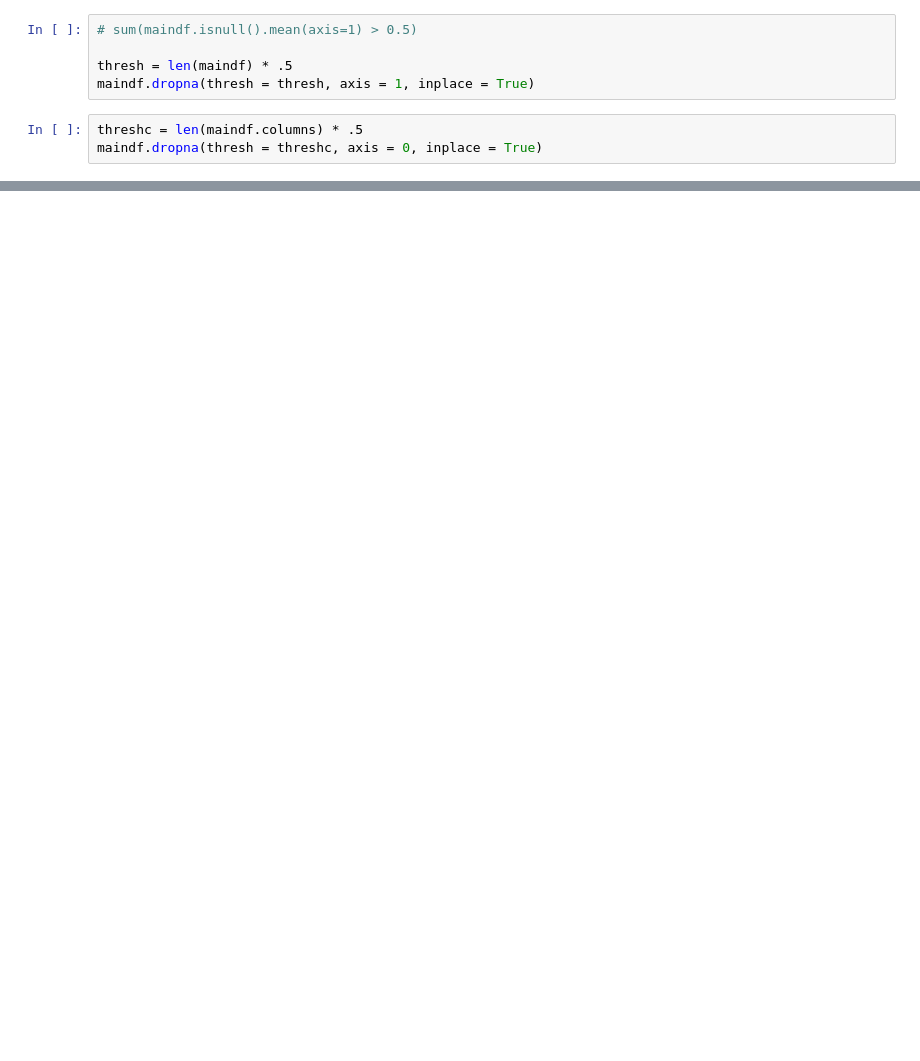
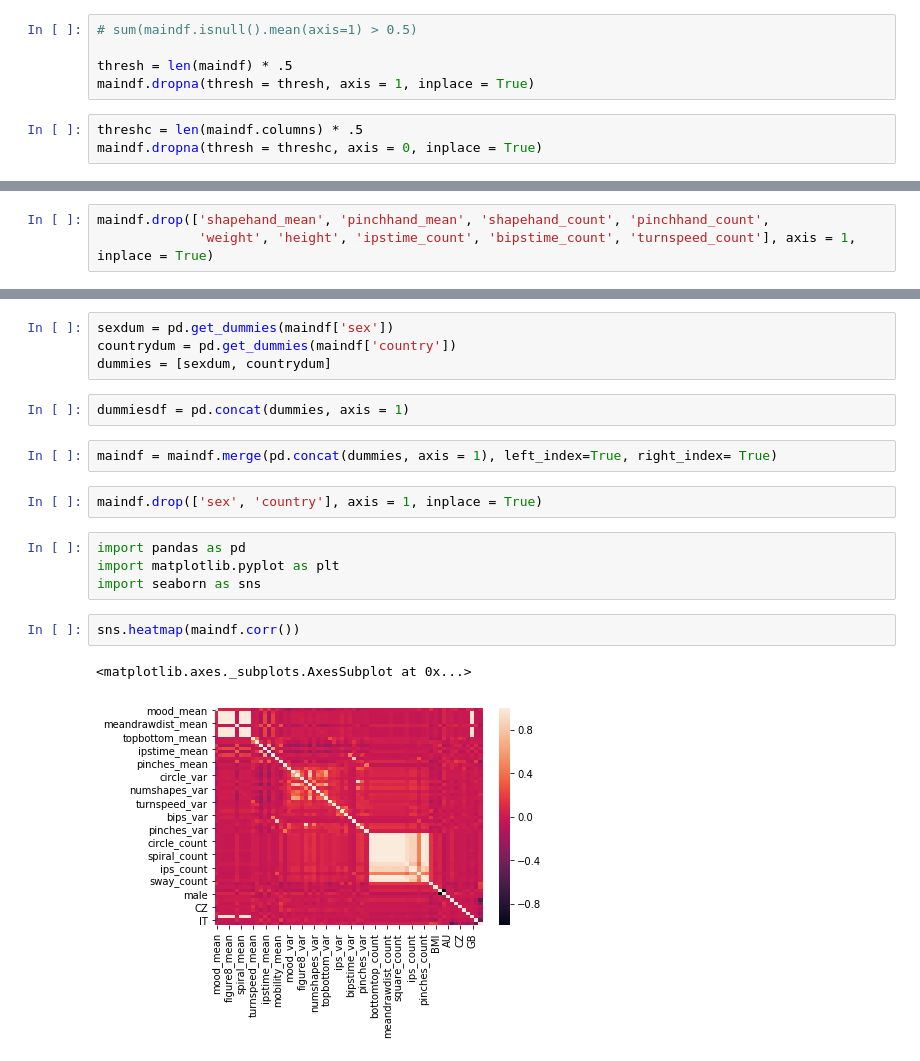
Before and after one commit to ndelrossi7/FloodlightOpenModel, a Jupyter notebook: test1.ipynb, the cells around one changed output, grey strips where cells are left out. Saved outputs shown, nothing was run; the diff lists cells and outputs as text; blank space fills up the shorter version.

```diff
--- a/test1.ipynb
+++ b/test1.ipynb
@@ -141,0 +116,3 @@ maindf['{}'.format('mood_mean')] = maindf.groupby('diagnosis').transform(lambda
+# %%
+maindf.drop(['shapehand_mean', 'pinchhand_mean', 'shapehand_count', 'pinchhand_count',
+             'weight', 'height', 'ipstime_count', 'bipstime_count', 'turnspeed_count'], axis = 1, inplace = True)
@@ -141,0 +144,19 @@ maindf['{}'.format('mood_mean')] = maindf.groupby('diagnosis').transform(lambda
+# %%
+sexdum = pd.get_dummies(maindf['sex'])
+countrydum = pd.get_dummies(maindf['country'])
+dummies = [sexdum, countrydum]
+# %%
+dummiesdf = pd.concat(dummies, axis = 1)
+# %%
+maindf = maindf.merge(pd.concat(dummies, axis = 1), left_index=True, right_index= True)
+# %%
+maindf.drop(['sex', 'country'], axis = 1, inplace = True)
+# %%
+import pandas as pd
+import matplotlib.pyplot as plt
+import seaborn as sns
+# %%
+sns.heatmap(maindf.corr())
+# %% [output]
+<matplotlib.axes._subplots.AxesSubplot at 0x...>
+[figure, added]
```
Also changed, not shown: parts of 100 cells of this notebook, 2 other files.
